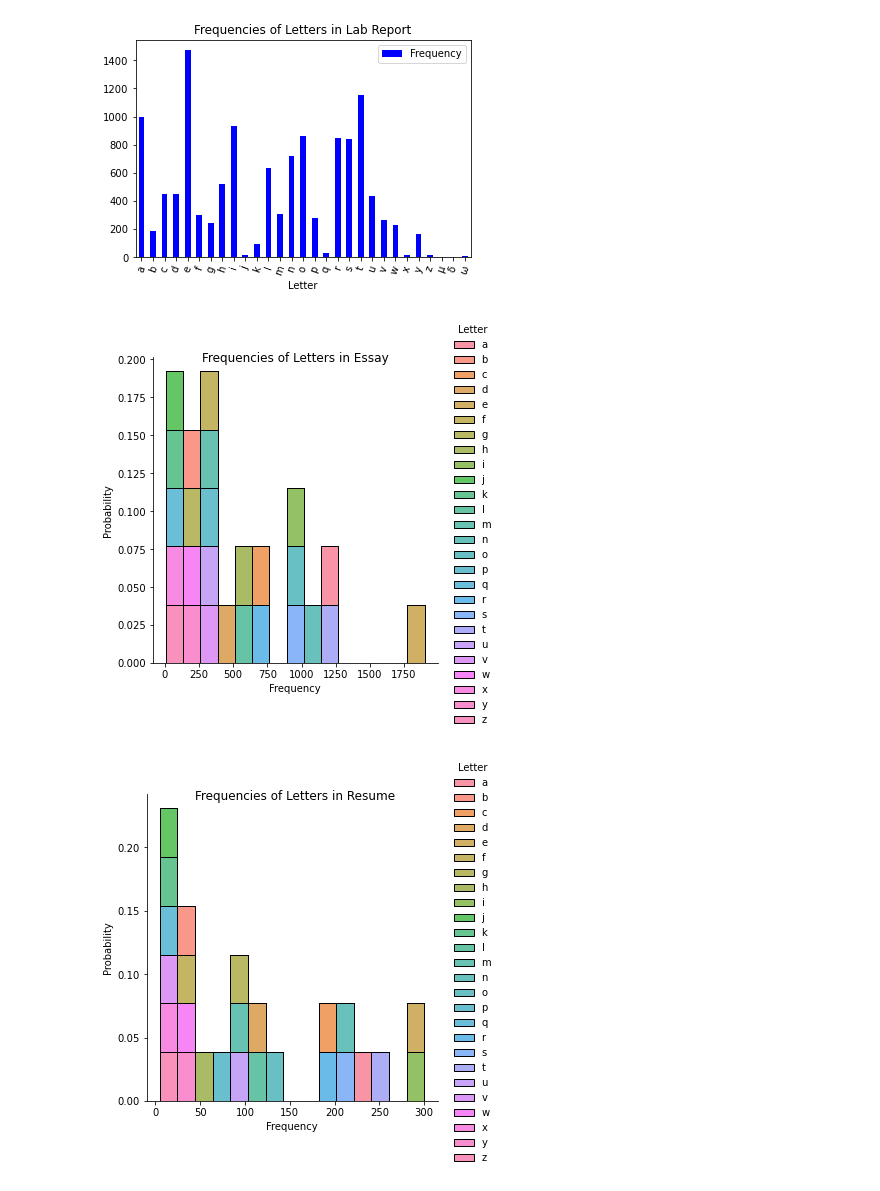
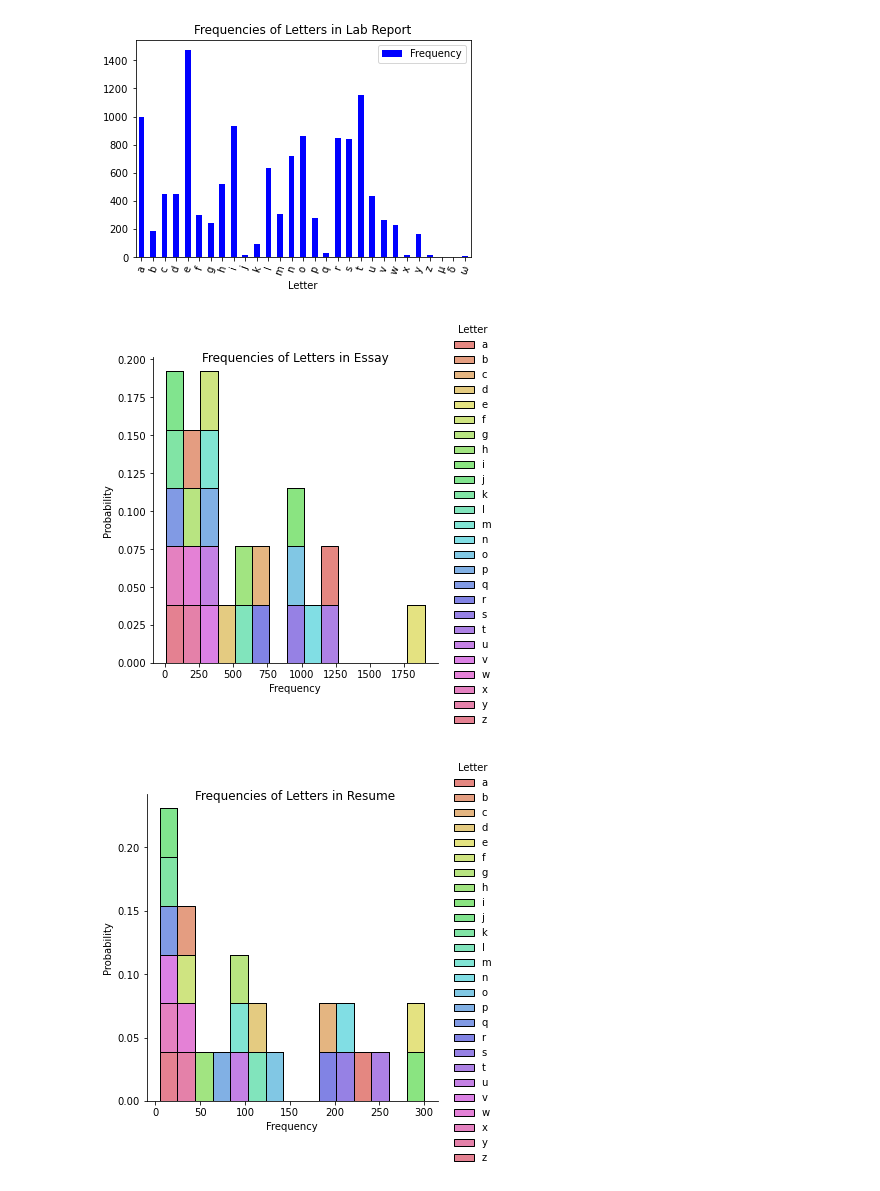
Before and after one commit to mikayla-eckelcifrese/JupyterLabRepository, a Jupyter notebook: Test Random Sample Text from File.ipynb, the cells around one changed output. Drawn from its saved outputs; the diff is of its cells as text; code cells hidden in the pictures.

```diff
--- a/Test Random Sample Text from File.ipynb
+++ b/Test Random Sample Text from File.ipynb
@@ -118,18 +148,18 @@ BarGraph(LabFrequency_df, "Frequencies of Letters in Lab Report", "blue")
 [figure]
 [figure]
 # %%
-def histogram(df, Title, Color):
-    hist = sns.displot(df, x = 'Frequency', bins = 15, hue = 'Letter', multiple = 'stack', stat = 'probability', color = Color)
+%matplotlib inline
+
+sns.set_palette("hls", 26)
+
+def histogram(df, Title):
+    hist = sns.displot(df, x = 'Frequency', bins = 15, hue = 'Letter', multiple = 'stack', stat = 'probability')
     hist.fig.suptitle(Title)
 
-histogram(df = EssayFrequency_df, Title = "Frequencies of Letters in Essay", Color = "purple")
-histogram(ResumeFrequency_df, "Frequencies of Letters in Resume", "pink")
-histogram(LabFrequency_df, "Frequencies of Letters in Lab Report", "blue")
-
-#fig = px.histogram(EssayFrequency_df, x = "Frequency", nbins = 15, histnorm = 'probability', color = 'Letter', opacity = 0.8)
-
-#fig.show()
+fig = histogram(df = EssayFrequency_df, Title = "Frequencies of Letters in Essay")
+histogram(ResumeFrequency_df, "Frequencies of Letters in Resume")
+histogram(LabFrequency_df, "Frequencies of Letters in Lab Report")
 # %% [output]
-[figure, old version]
+[figure, new version]
-[figure, old version]
+[figure, new version]
 [figure]
```
Also changed, not shown: parts of 5 cells of this notebook.
